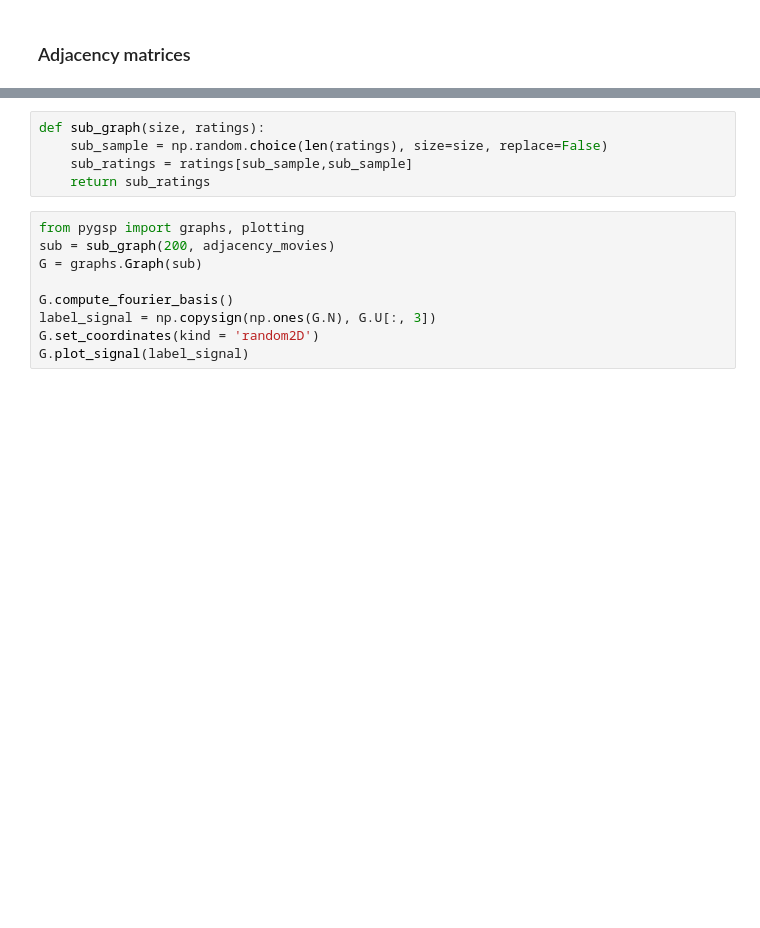
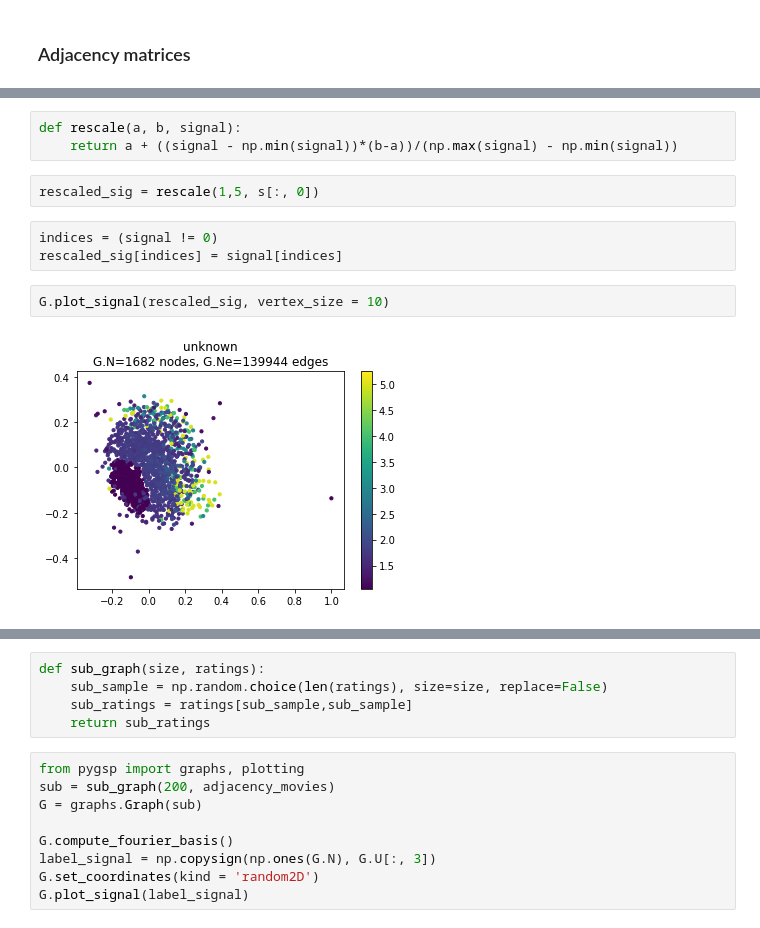
Before and after one commit to jlabhard/ntds_project_movielens, a Jupyter notebook: Untitled.ipynb, the cells around one changed output, grey strips where cells are left out. Drawn from its saved outputs; the diff is of its cells as text; blank space fills up the shorter version.

```diff
--- a/Untitled.ipynb
+++ b/Untitled.ipynb
@@ -171,2 +212,14 @@ iter: 999
+# %%
+def rescale(a, b, signal):
+    return a + ((signal - np.min(signal))*(b-a))/(np.max(signal) - np.min(signal))
+# %%
+rescaled_sig = rescale(1,5, s[:, 0])
+# %%
+indices = (signal != 0)
+rescaled_sig[indices] = signal[indices]
+# %%
+G.plot_signal(rescaled_sig, vertex_size = 10)
+# %% [output]
+[figure, added]
 # %%
 P[np.argmin(D)]
```
Also changed, not shown: parts of 26 cells of this notebook.
